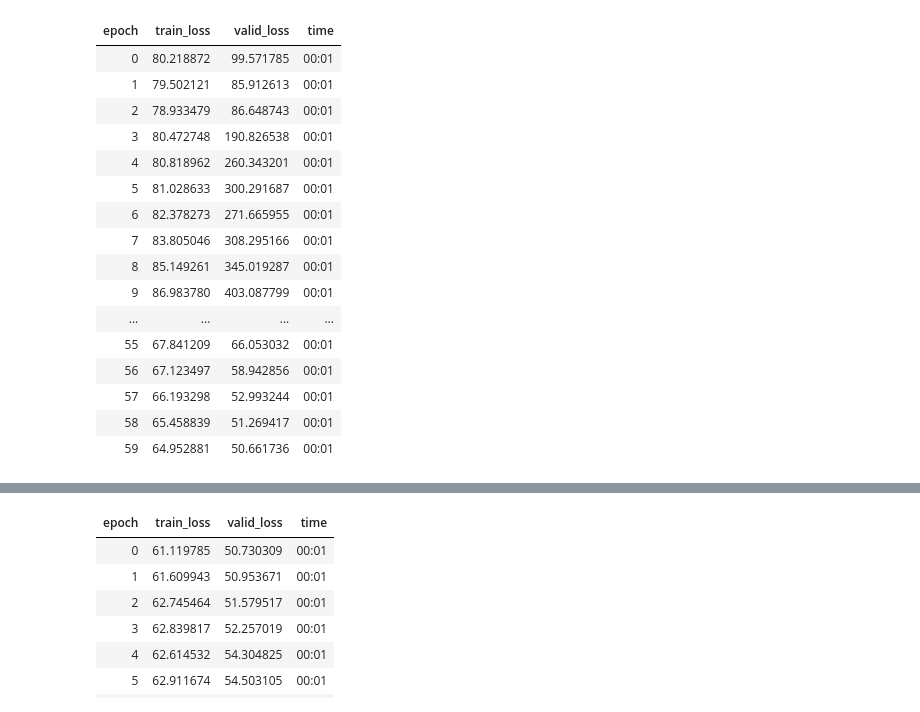
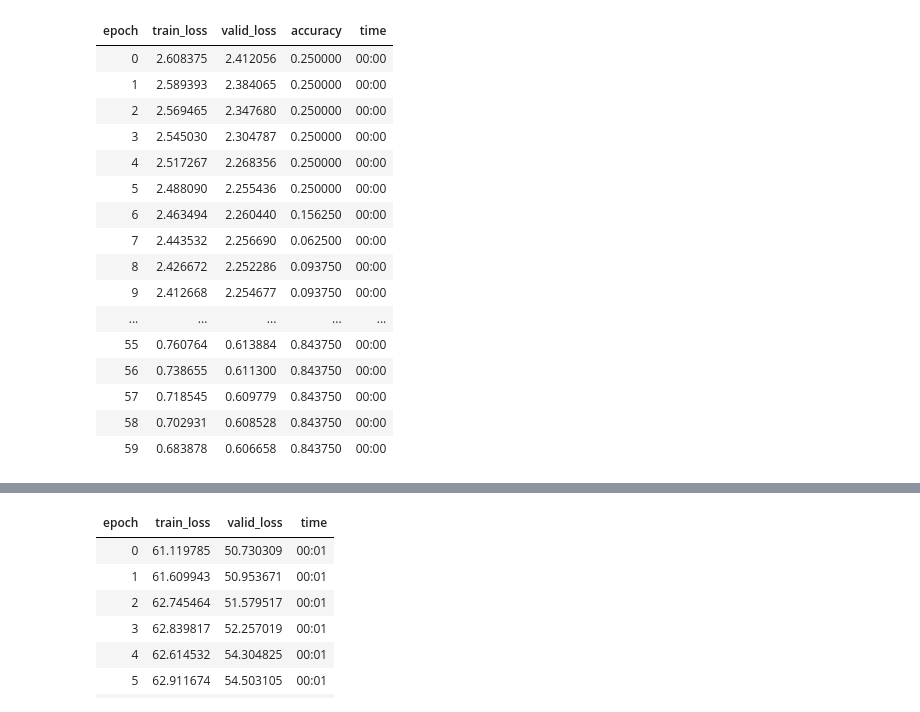
Before and after one commit to dhuynh95/fastai_autoencoder, a Jupyter notebook: MNIST.ipynb, the cells around one changed output, grey strips where cells are left out. Drawn from its saved outputs; the diff is of its cells as text; code cells hidden in the pictures.

```diff
--- a/MNIST.ipynb
+++ b/MNIST.ipynb
@@ -338,0 +249,3 @@ learn.fit_one_cycle(60,1e-2)
+# %%
+learn.path = Path()
+learn.load("model_tiny_mnist")
@@ -338,0 +270,3 @@ learn.fit_one_cycle(60,1e-2)
+# %%
+learn.data = data
+learn.plot_2d_latents(DatasetType.Train,n_batch=20)
@@ -338,0 +276,7 @@ learn.fit_one_cycle(60,1e-2)
+# %%
+model = nn.Sequential(learn.encode,nn.Linear(32,16),nn.ReLU(inplace=True),nn.Linear(16,10))
+clf = Learner(data,model,metrics=accuracy)
+# %%
+clf.path = Path()
+clf.lr_find()
+clf.recorder.plot()
@@ -339,20 +287,20 @@ learn.fit_one_cycle(60,1e-2)
 # %%
-learn.fit_one_cycle(60,1e-2)
+clf.fit_one_cycle(60,1e-2 / 2)
 # %% [output]
-| epoch | train_loss | valid_loss | time |
-| 0 | 80.218872 | 99.571785 | 00:01 |
-| 1 | 79.502121 | 85.912613 | 00:01 |
-| 2 | 78.933479 | 86.648743 | 00:01 |
-| 3 | 80.472748 | 190.826538 | 00:01 |
-| 4 | 80.818962 | 260.343201 | 00:01 |
-| 5 | 81.028633 | 300.291687 | 00:01 |
-| 6 | 82.378273 | 271.665955 | 00:01 |
-| 7 | 83.805046 | 308.295166 | 00:01 |
-| 8 | 85.149261 | 345.019287 | 00:01 |
-| 9 | 86.983780 | 403.087799 | 00:01 |
-| ... | ... | ... | ... |
-| 55 | 67.841209 | 66.053032 | 00:01 |
-| 56 | 67.123497 | 58.942856 | 00:01 |
-| 57 | 66.193298 | 52.993244 | 00:01 |
-| 58 | 65.458839 | 51.269417 | 00:01 |
-| 59 | 64.952881 | 50.661736 | 00:01 |
+| epoch | train_loss | valid_loss | accuracy | time |
+| 0 | 2.608375 | 2.412056 | 0.250000 | 00:00 |
+| 1 | 2.589393 | 2.384065 | 0.250000 | 00:00 |
+| 2 | 2.569465 | 2.347680 | 0.250000 | 00:00 |
+| 3 | 2.545030 | 2.304787 | 0.250000 | 00:00 |
+| 4 | 2.517267 | 2.268356 | 0.250000 | 00:00 |
+| 5 | 2.488090 | 2.255436 | 0.250000 | 00:00 |
+| 6 | 2.463494 | 2.260440 | 0.156250 | 00:00 |
+| 7 | 2.443532 | 2.256690 | 0.062500 | 00:00 |
+| 8 | 2.426672 | 2.252286 | 0.093750 | 00:00 |
+| 9 | 2.412668 | 2.254677 | 0.093750 | 00:00 |
+| ... | ... | ... | ... | ... |
+| 55 | 0.760764 | 0.613884 | 0.843750 | 00:00 |
+| 56 | 0.738655 | 0.611300 | 0.843750 | 00:00 |
+| 57 | 0.718545 | 0.609779 | 0.843750 | 00:00 |
+| 58 | 0.702931 | 0.608528 | 0.843750 | 00:00 |
+| 59 | 0.683878 | 0.606658 | 0.843750 | 00:00 |
```
Also changed, not shown: parts of 75 cells of this notebook, 3 other files.
